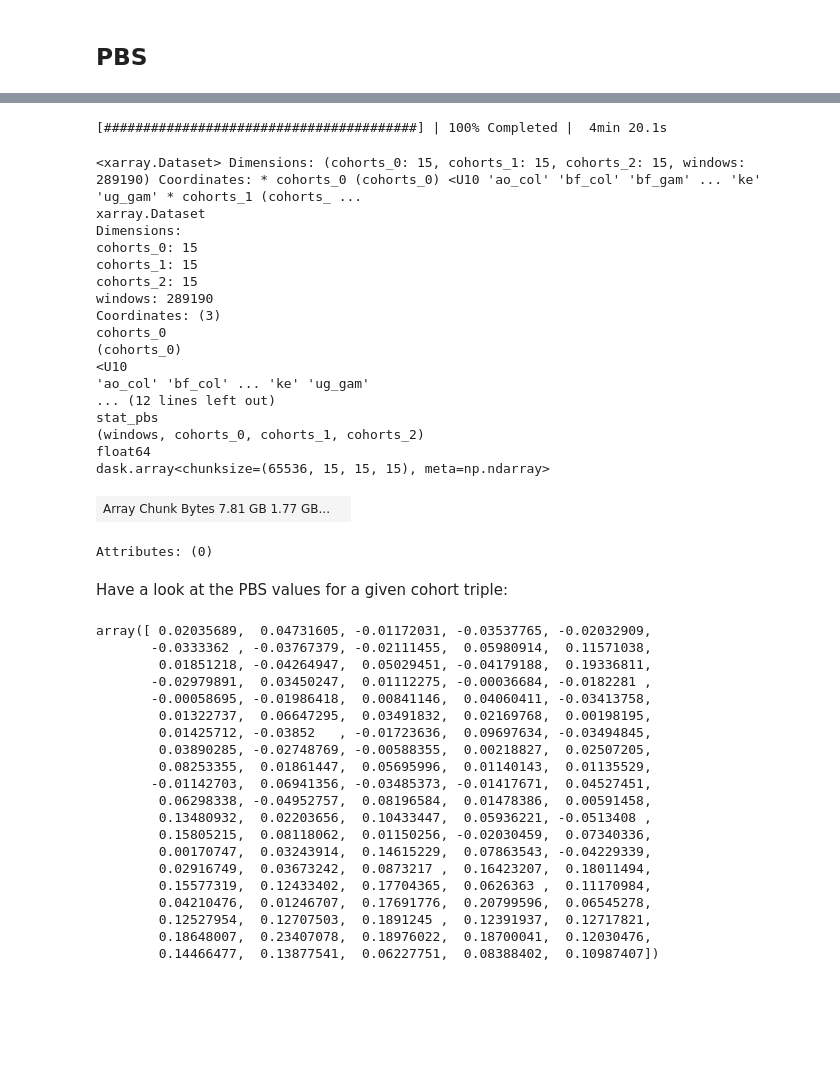
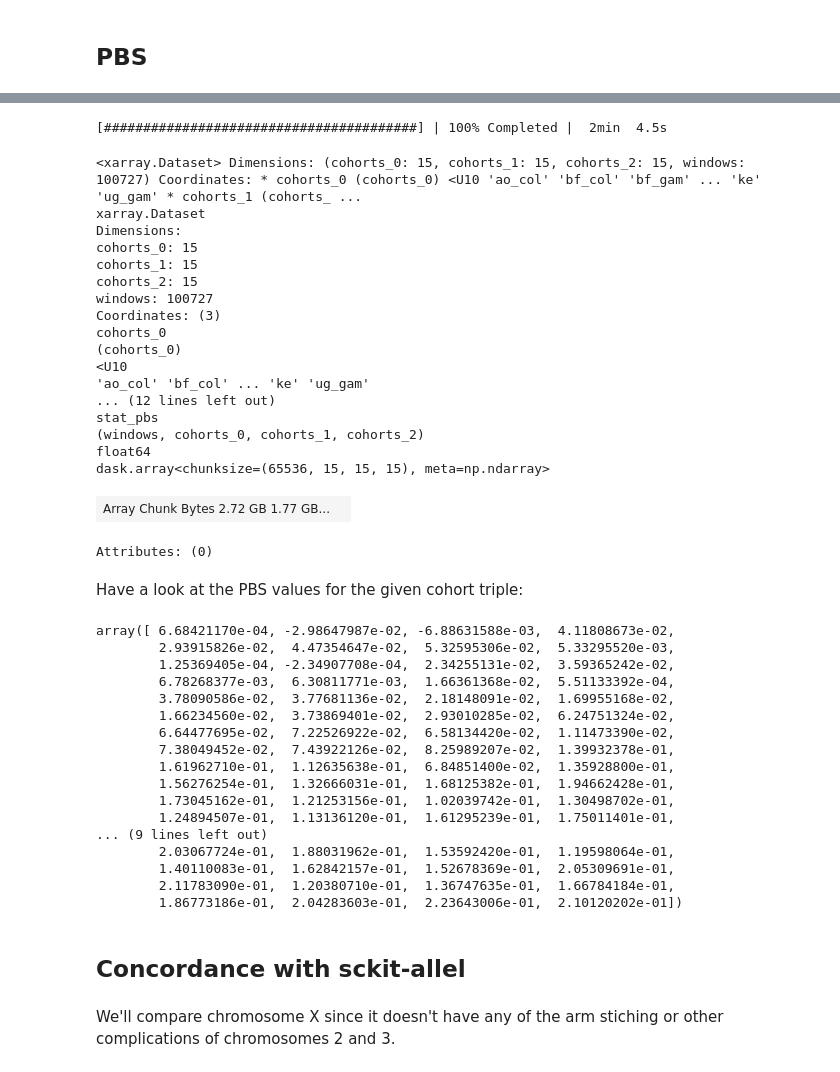
Before and after one commit to tomwhite/shiny-train, a Jupyter notebook: notebooks/gwss/sgkit_pbs.ipynb, the cells around one changed output, grey strips where cells are left out. Cells and saved outputs as stored; diff of their text form; code cells hidden in the pictures; blank space fills up the shorter version.

Commit message:
Use sgkit load and save functions
Use cohort subsets in sgkit H12 notebook

Use cohort subsets in sgkit PBS notebook

```diff
--- a/notebooks/gwss/sgkit_pbs.ipynb
+++ b/notebooks/gwss/sgkit_pbs.ipynb
@@ -16,7 +16,7 @@ import xarray as xr
 # %% [markdown]
 First, let's inspect the input data. Note that it has a single chunk in the `samples` dimension, which is a requirement for running the popgen analyses.
 # %%
-ds = xr.open_zarr(str(here() / 'data/sgkit/ag1000g.zarr'), concat_characters=False)
+ds = sg.load_dataset(here() / 'data/sgkit/ag1000g.zarr')
 ds
 # %% [output]
 <xarray.Dataset> Dimensions: (alleles: 4, ploidy: 2, samples: 1142, variants: 57837885) Dimensions without coordinates: alleles, ploidy, samples, variants Data variables: call_genotype (variants, samp ...
@@ -270,0 +268,2 @@ Data variables:
+# %%
+seg_zarr_path = here() / 'data/sgkit/ag1000g_segregating.zarr'
@@ -293,0 +363,4 @@ Data variables:
+# %%
+ds_seg = sg.load_dataset(seg_zarr_path)
+ds = sg.window(ds_seg, size=500, step=250)
+ds
@@ -317,55 +440,56 @@ Attributes: (0)
 # %%
 with ProgressBar():
-    pbs = pbs.chunk({"windows": 65536}) # rechunk to uniform window sizes so we can save to zarr
-    pbs.to_zarr(str(here() / 'data/sgkit/ag1000g_pbs.zarr'), mode="w")
+    pbs = pbs.chunk({"windows": 65536}) # rechunk to uniform chunk sizes so we can save to zarr
+    sg.save_dataset(pbs, here() / 'data/sgkit/ag1000g_pbs.zarr', mode="w")
 # %% [output]
-[########################################] | 100% Completed |  4min 20.1s
+[########################################] | 100% Completed |  2min  4.5s
 # %%
-pbs = xr.open_zarr(str(here() / 'data/sgkit/ag1000g_pbs.zarr'), concat_characters=False)
+pbs = sg.load_dataset(here() / 'data/sgkit/ag1000g_pbs.zarr')
 pbs = pbs.assign_coords({"cohorts_0": list(pop_defs), "cohorts_1": list(pop_defs), "cohorts_2": list(pop_defs)})
 pbs
 # %% [output]
-<xarray.Dataset> Dimensions: (cohorts_0: 15, cohorts_1: 15, cohorts_2: 15, windows: 289190) Coordinates: * cohorts_0 (cohorts_0) <U10 'ao_col' 'bf_col' 'bf_gam' ... 'ke' 'ug_gam' * cohorts_1 (cohorts_ ...
+<xarray.Dataset> Dimensions: (cohorts_0: 15, cohorts_1: 15, cohorts_2: 15, windows: 100727) Coordinates: * cohorts_0 (cohorts_0) <U10 'ao_col' 'bf_col' 'bf_gam' ... 'ke' 'ug_gam' * cohorts_1 (cohorts_ ...
 xarray.Dataset
 Dimensions:
 cohorts_0: 15
 cohorts_1: 15
 cohorts_2: 15
-windows: 289190
+windows: 100727
 Coordinates: (3)
 cohorts_0
 (cohorts_0)
 <U10
 'ao_col' 'bf_col' ... 'ke' 'ug_gam'
 ... (12 lines left out)
 stat_pbs
 (windows, cohorts_0, cohorts_1, cohorts_2)
 float64
 dask.array<chunksize=(65536, 15, 15, 15), meta=np.ndarray>
-| Array Chunk Bytes 7.81 GB 1.77 GB... |  |
+| Array Chunk Bytes 2.72 GB 1.77 GB... |  |
 Attributes: (0)
 # %% [markdown]
-Have a look at the PBS values for a given cohort triple:
+Have a look at the PBS values for the given cohort triple:
 # %%
 pbs["stat_pbs"].sel(cohorts_0="ao_col", cohorts_1="ga_gam", cohorts_2="gw")[:100].values
 # %% [output]
-array([ 0.02035689,  0.04731605, -0.01172031, -0.03537765, -0.02032909,
-       -0.0333362 , -0.03767379, -0.02111455,  0.05980914,  0.11571038,
-        0.01851218, -0.04264947,  0.05029451, -0.04179188,  0.19336811,
-       -0.02979891,  0.03450247,  0.01112275, -0.00036684, -0.0182281 ,
-       -0.00058695, -0.01986418,  0.00841146,  0.04060411, -0.03413758,
-        0.01322737,  0.06647295,  0.03491832,  0.02169768,  0.00198195,
-        0.01425712, -0.03852   , -0.01723636,  0.09697634, -0.03494845,
-        0.03890285, -0.02748769, -0.00588355,  0.00218827,  0.02507205,
-        0.08253355,  0.01861447,  0.05695996,  0.01140143,  0.01135529,
-       -0.01142703,  0.06941356, -0.03485373, -0.01417671,  0.04527451,
-        0.06298338, -0.04952757,  0.08196584,  0.01478386,  0.00591458,
-        0.13480932,  0.02203656,  0.10433447,  0.05936221, -0.0513408 ,
-        0.15805215,  0.08118062,  0.01150256, -0.02030459,  0.07340336,
-        0.00170747,  0.03243914,  0.14615229,  0.07863543, -0.04229339,
-        0.02916749,  0.03673242,  0.0873217 ,  0.16423207,  0.18011494,
-        0.15577319,  0.12433402,  0.17704365,  0.0626363 ,  0.11170984,
-        0.04210476,  0.01246707,  0.17691776,  0.20799596,  0.06545278,
-        0.12527954,  0.12707503,  0.1891245 ,  0.12391937,  0.12717821,
-        0.18648007,  0.23407078,  0.18976022,  0.18700041,  0.12030476,
-        0.14466477,  0.13877541,  0.06227751,  0.08388402,  0.10987407])
+array([ 6.68421170e-04, -2.98647987e-02, -6.88631588e-03,  4.11808673e-02,
+        2.93915826e-02,  4.47354647e-02,  5.32595306e-02,  5.33295520e-03,
+        1.25369405e-04, -2.34907708e-04,  2.34255131e-02,  3.59365242e-02,
+        6.78268377e-03,  6.30811771e-03,  1.66361368e-02,  5.51133392e-04,
+        3.78090586e-02,  3.77681136e-02,  2.18148091e-02,  1.69955168e-02,
+        1.66234560e-02,  3.73869401e-02,  2.93010285e-02,  6.24751324e-02,
+        6.64477695e-02,  7.22526922e-02,  6.58134420e-02,  1.11473390e-02,
+        7.38049452e-02,  7.43922126e-02,  8.25989207e-02,  1.39932378e-01,
+        1.61962710e-01,  1.12635638e-01,  6.84851400e-02,  1.35928800e-01,
+        1.56276254e-01,  1.32666031e-01,  1.68125382e-01,  1.94662428e-01,
+        1.73045162e-01,  1.21253156e-01,  1.02039742e-01,  1.30498702e-01,
+        1.24894507e-01,  1.13136120e-01,  1.61295239e-01,  1.75011401e-01,
+... (9 lines left out)
+        2.03067724e-01,  1.88031962e-01,  1.53592420e-01,  1.19598064e-01,
+        1.40110083e-01,  1.62842157e-01,  1.52678369e-01,  2.05309691e-01,
+        2.11783090e-01,  1.20380710e-01,  1.36747635e-01,  1.66784184e-01,
+        1.86773186e-01,  2.04283603e-01,  2.23643006e-01,  2.10120202e-01])
+# %% [markdown]
+## Concordance with sckit-allel
+# %% [markdown]
+We'll compare chromosome X since it doesn't have any of the arm stiching or other complications of chromosomes 2 and 3.
```
Also changed, not shown: parts of 33 cells of this notebook, 4 other files.
